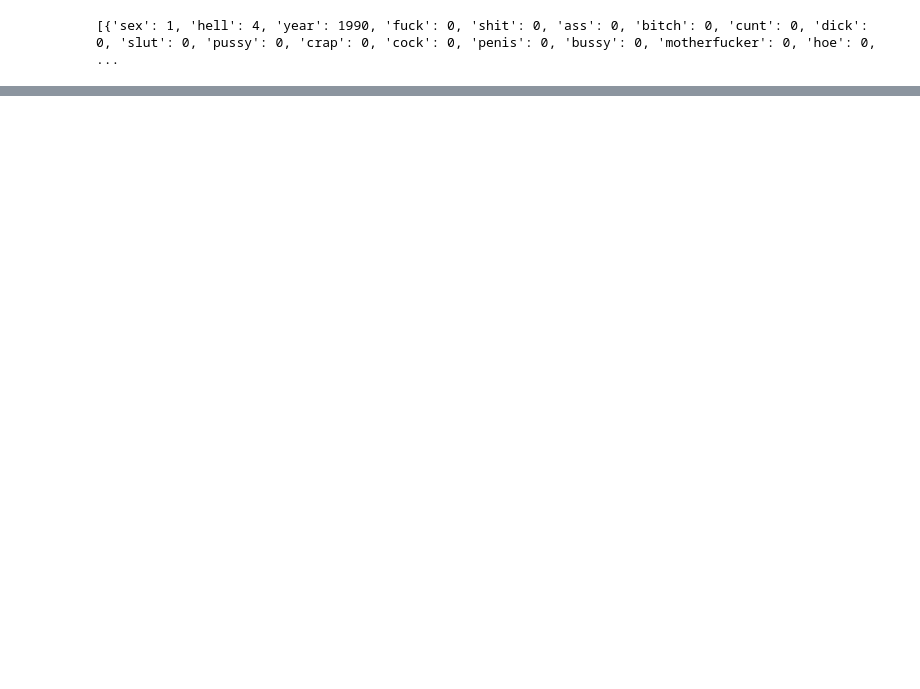
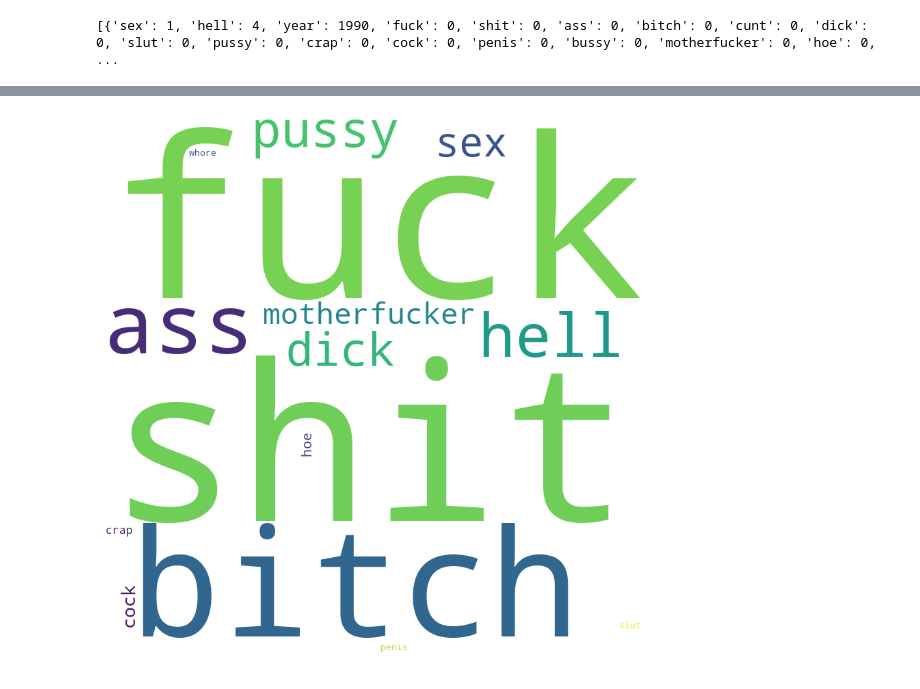
Before and after one commit to prishabhatia20/Explicit-Lyrics-Through-32-Years, a Jupyter notebook: explicit_lyrics_through_decades.ipynb, the cells around one changed output, grey strips where cells are left out. Cells and saved outputs as stored; diff of their text form; code cells hidden in the pictures; blank space fills up the shorter version.

```diff
--- a/explicit_lyrics_through_decades.ipynb
+++ b/explicit_lyrics_through_decades.ipynb
@@ -210,0 +105,4 @@ print(total_percentages)
+# %%
+plot_word_bank('output1990-2022.csv')
+# %% [output]
+[figure, added]
```
Also changed, not shown: parts of 21 cells of this notebook, 7 other files.
